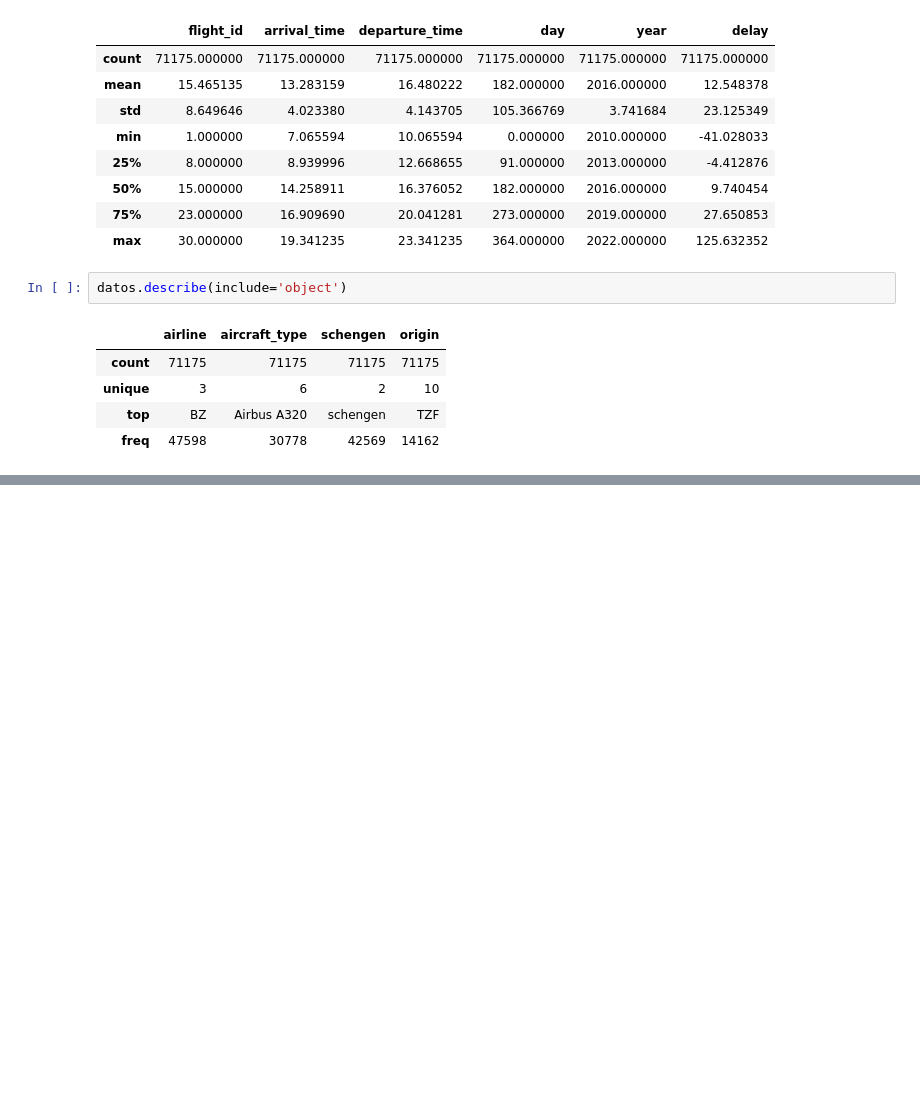
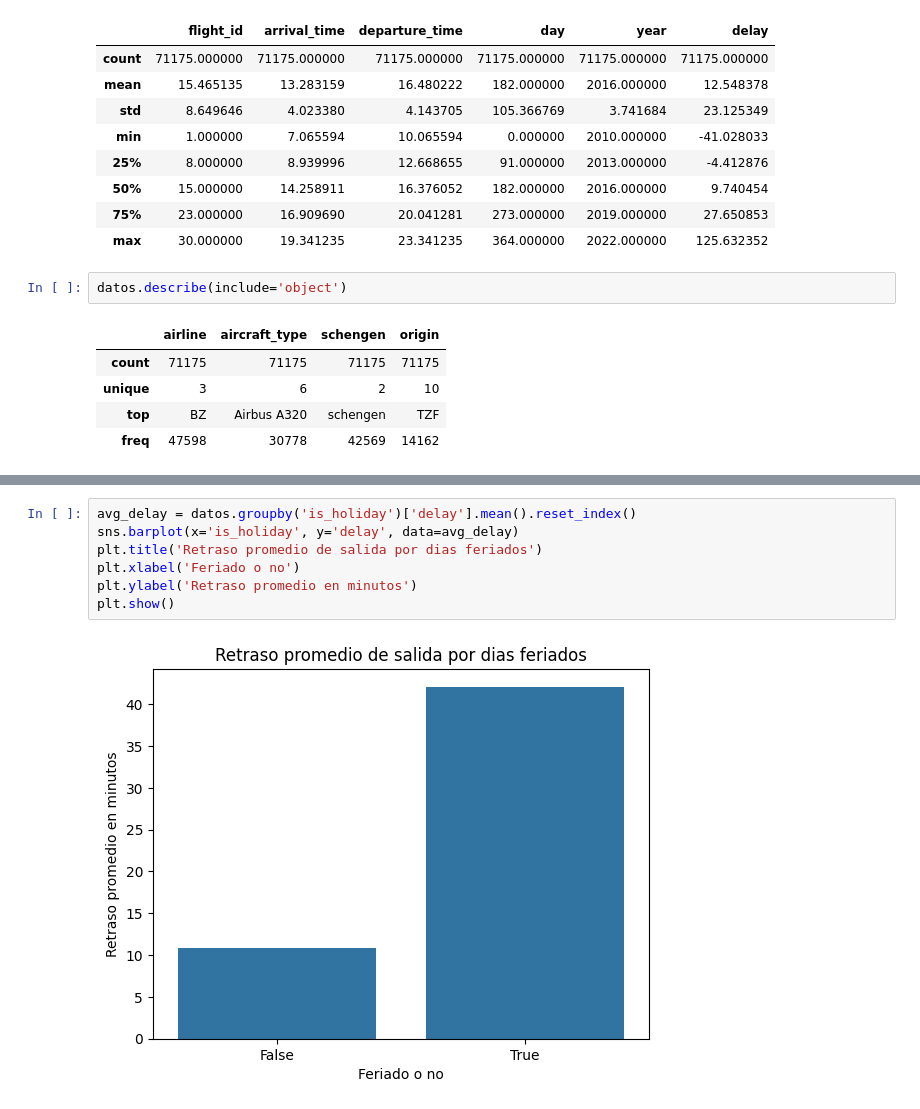
Before and after one commit to cmrondon2000/optimizacion_aeroportuaria, a Jupyter notebook: optimizacion_aeroportuaria.ipynb, the cells around one changed output, grey strips where cells are left out. Cells and saved outputs as stored; diff of their text form; blank space fills up the shorter version.

```diff
--- a/optimizacion_aeroportuaria.ipynb
+++ b/optimizacion_aeroportuaria.ipynb
@@ -59,0 +95,9 @@ datos.describe(include='object')
+# %%
+avg_delay = datos.groupby('is_holiday')['delay'].mean().reset_index()
+sns.barplot(x='is_holiday', y='delay', data=avg_delay)
+plt.title('Retraso promedio de salida por dias feriados')
+plt.xlabel('Feriado o no')
+plt.ylabel('Retraso promedio en minutos')
+plt.show()
+# %% [output]
+[figure, added]
```
Also changed, not shown: parts of 3 cells of this notebook.
